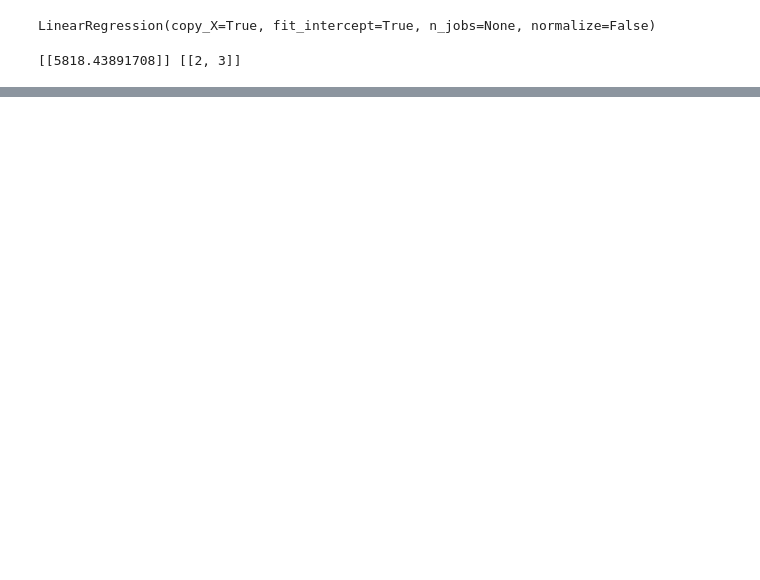
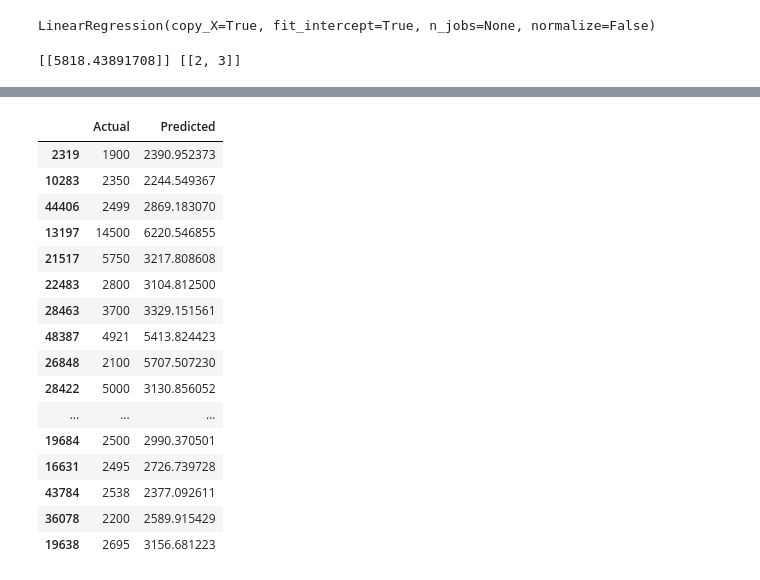
Before and after one commit to DAVIDnHANG/DS-Unit-2-Regression-Classification, a Jupyter notebook: module1/Unit2_RegressionClassification_ipynb_TurnIN.ipynb, the cells around one changed output, grey strips where cells are left out. Saved outputs shown, nothing was run; the diff lists cells and outputs as text; code cells hidden in the pictures; blank space fills up the shorter version.

```diff
--- a/module1/Unit2_RegressionClassification_ipynb_TurnIN.ipynb
+++ b/module1/Unit2_RegressionClassification_ipynb_TurnIN.ipynb
@@ -171,0 +218,14 @@ predictMulti([2,3])
+# %%
+#import linearreg
+df.fillna(0)
+from sklearn.linear_model import LinearRegression
+import sklearn
+#instanteous import with a variable
+LinReg_three = LinearRegression()
+#create train, fit model
+features = ['bedrooms' , 'bathrooms', 'garden_patio', 'high_speed_internet', 'latitude', 'longitude']
+X_train_three = df[features]
+y_pred_three = df['price']
+#now we need to fit
+LinReg_three.fit(X_train_three,y_pred_three)
+print(df.isna().sum())
@@ -171,0 +269,24 @@ predictMulti([2,3])
+# %%
+X_train_three, X_test_three, y_train_three, y_test_three = sklearn.model_selection.train_test_split(X_train_three,y_pred_three, test_size=.2, random_state=0)
+# %%
+y_pred_t = LinReg_three.predict(X_test_three)
+df_three = pd.DataFrame({'Actual':y_test_three, 'Predicted': y_pred_t})
+df_three.head(55)
+# %% [output]
+|  | Actual | Predicted |
+| 2319 | 1900 | 2390.952373 |
+| 10283 | 2350 | 2244.549367 |
+| 44406 | 2499 | 2869.183070 |
+| 13197 | 14500 | 6220.546855 |
+| 21517 | 5750 | 3217.808608 |
+| 22483 | 2800 | 3104.812500 |
+| 28463 | 3700 | 3329.151561 |
+| 48387 | 4921 | 5413.824423 |
+| 26848 | 2100 | 5707.507230 |
+| 28422 | 5000 | 3130.856052 |
+| ... | ... | ... |
+| 19684 | 2500 | 2990.370501 |
+| 16631 | 2495 | 2726.739728 |
+| 43784 | 2538 | 2377.092611 |
+| 36078 | 2200 | 2589.915429 |
+| 19638 | 2695 | 3156.681223 |
```
Also changed, not shown: parts of 16 cells of this notebook.
